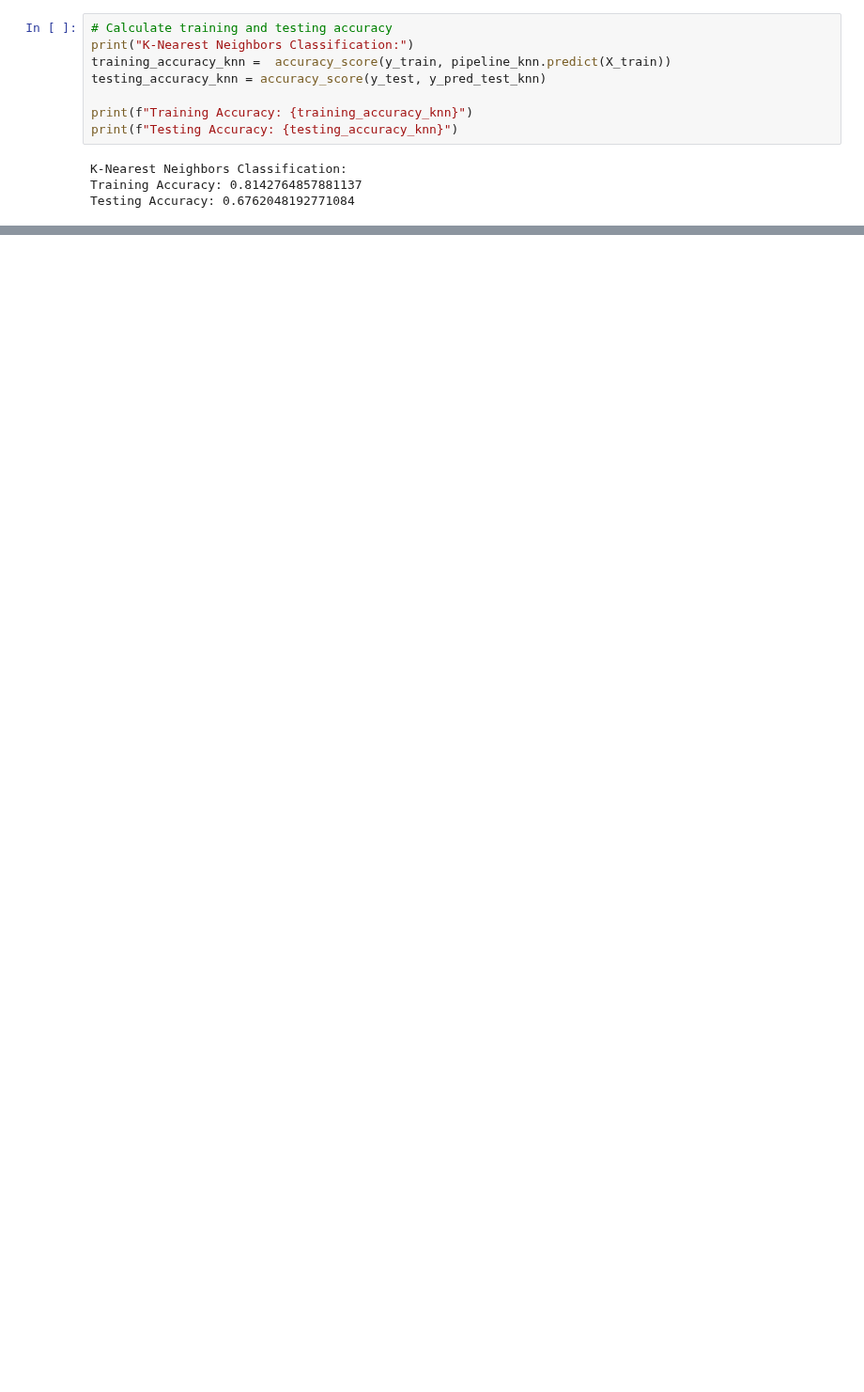
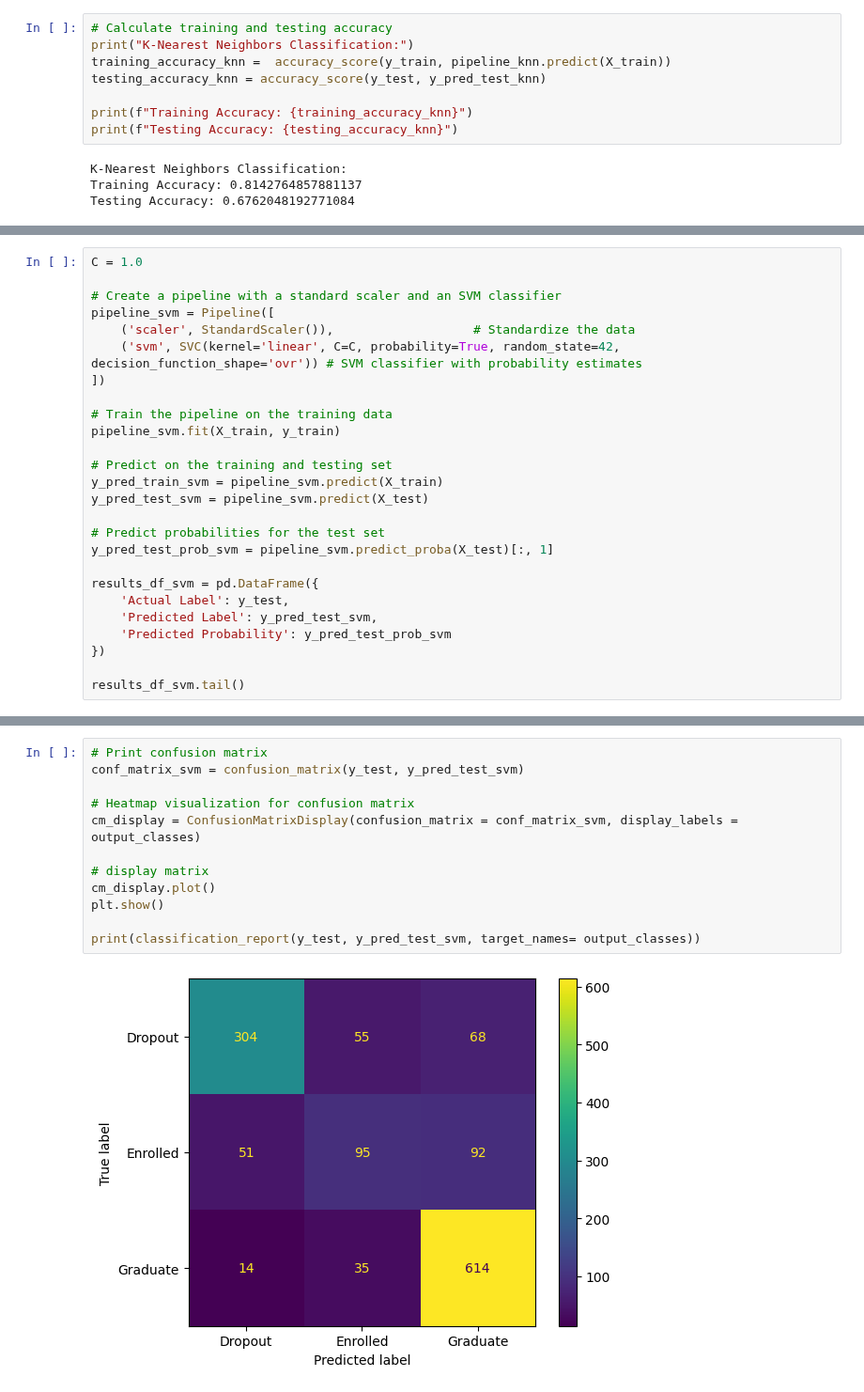
Before and after one commit to aninditadash/Introduction_to_machine_learning, a Jupyter notebook: ML_Examples/Student_Data_analysis.ipynb, the cells around one changed output, grey strips where cells are left out. Shown at 94% size. Saved outputs shown, nothing was run; the diff lists cells and outputs as text; blank space fills up the shorter version.

```diff
--- a/ML_Examples/Student_Data_analysis.ipynb
+++ b/ML_Examples/Student_Data_analysis.ipynb
@@ -372,0 +420,26 @@ Testing Accuracy: 0.6762048192771084
+# %%
+C = 1.0
+
+# Create a pipeline with a standard scaler and an SVM classifier
+pipeline_svm = Pipeline([
+    ('scaler', StandardScaler()),                   # Standardize the data
+    ('svm', SVC(kernel='linear', C=C, probability=True, random_state=42, decision_function_shape='ovr')) # SVM classifier with probability estimates
+])
+
+# Train the pipeline on the training data
+pipeline_svm.fit(X_train, y_train)
+
+# Predict on the training and testing set
+y_pred_train_svm = pipeline_svm.predict(X_train)
+y_pred_test_svm = pipeline_svm.predict(X_test)
+
+# Predict probabilities for the test set
+y_pred_test_prob_svm = pipeline_svm.predict_proba(X_test)[:, 1]
+
+results_df_svm = pd.DataFrame({
+    'Actual Label': y_test,
+    'Predicted Label': y_pred_test_svm,
+    'Predicted Probability': y_pred_test_prob_svm
+})
+
+results_df_svm.tail()
@@ -372,0 +465,14 @@ Testing Accuracy: 0.6762048192771084
+# %%
+# Print confusion matrix
+conf_matrix_svm = confusion_matrix(y_test, y_pred_test_svm)
+
+# Heatmap visualization for confusion matrix
+cm_display = ConfusionMatrixDisplay(confusion_matrix = conf_matrix_svm, display_labels = output_classes)
+
+# display matrix
+cm_display.plot()
+plt.show()
+
+print(classification_report(y_test, y_pred_test_svm, target_names= output_classes))
+# %% [output]
+[figure, added]
```
Also changed, not shown: parts of 14 cells of this notebook.
